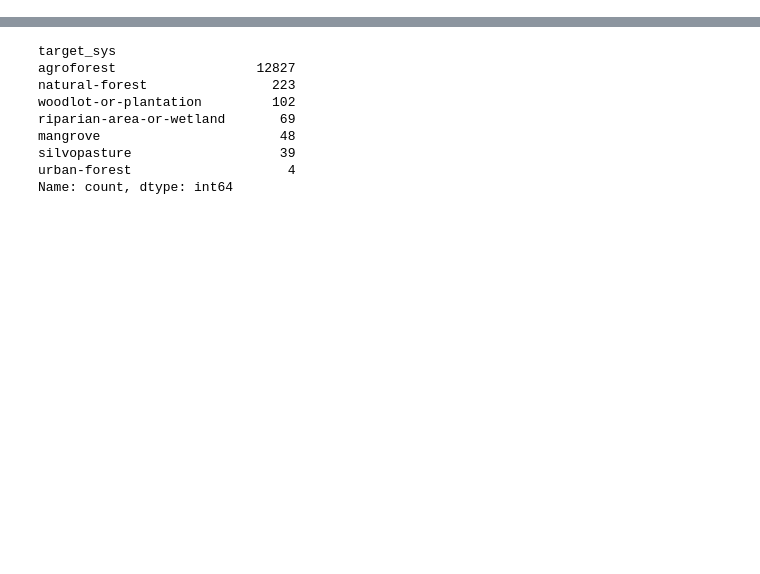
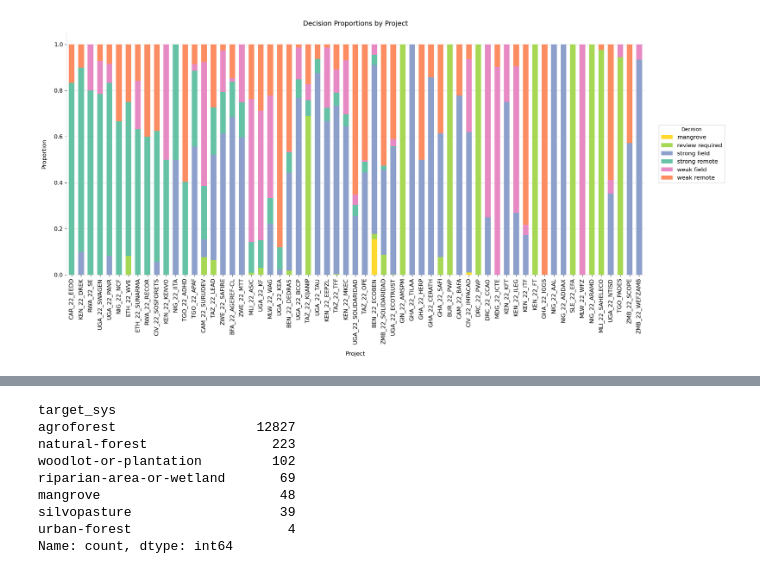
Before and after one commit to wri/decision-tree, a Jupyter notebook: notebooks/review_results.ipynb, the cells around one changed output, grey strips where cells are left out. Saved outputs shown, nothing was run; the diff lists cells and outputs as text; code cells hidden in the pictures; blank space fills up the shorter version.

```diff
--- a/notebooks/review_results.ipynb
+++ b/notebooks/review_results.ipynb
@@ -26,0 +79,4 @@ Name: count, dtype: int64
+# %%
+vis.plot_decision_proportions(c1_remain, sort_by='strong remote')
+# %% [output]
+[figure, added]
```
Also changed, not shown: parts of 22 cells of this notebook, 2 other files.
